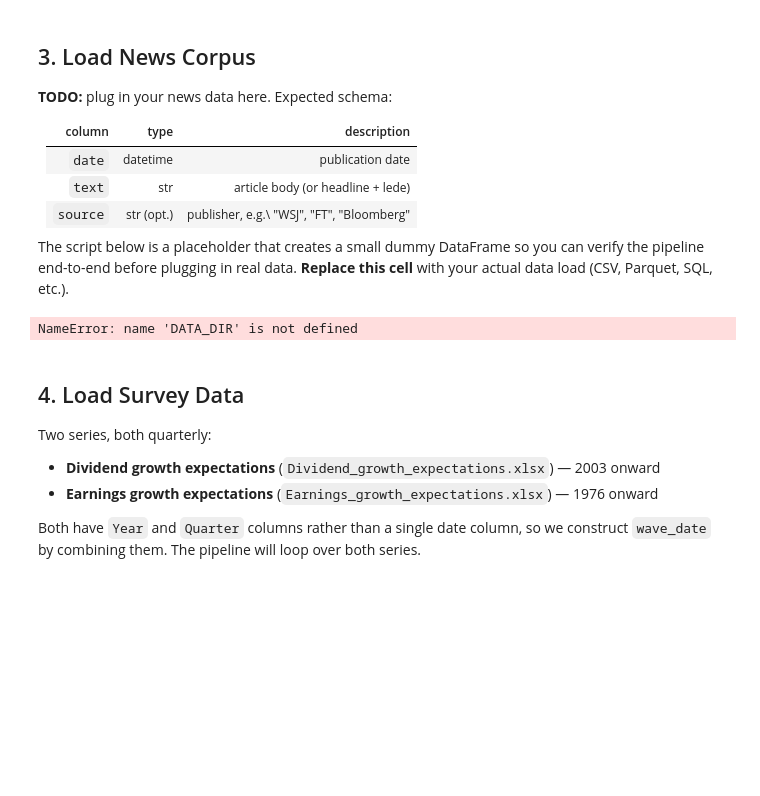
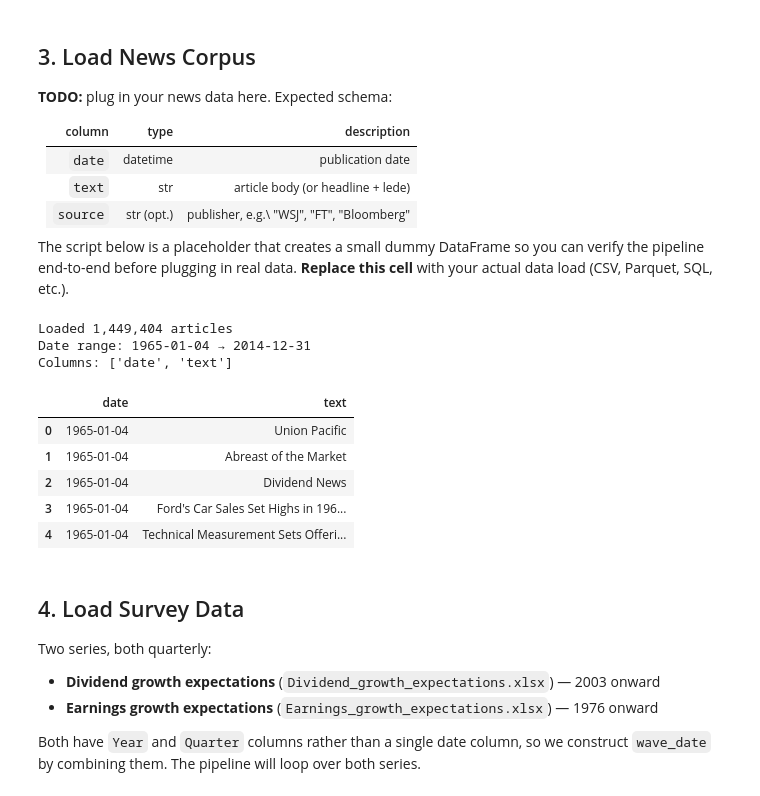
Before and after one commit to aaronH45/News-Predictions, a Jupyter notebook: news_encoder_pipeline.ipynb, the cells around one changed output. Saved outputs shown, nothing was run; the diff lists cells and outputs as text; code cells hidden in the pictures; blank space fills up the shorter version.

```diff
--- a/news_encoder_pipeline.ipynb
+++ b/news_encoder_pipeline.ipynb
@@ -111,40 +97,48 @@ verify the pipeline end-to-end before plugging in real data. **Replace this cell
 with your actual data load (CSV, Parquet, SQL, etc.).
 # %%
 # TODO: set the path to your parquet file
-NEWS_PARQUET = DATA_DIR / "your_news_file.parquet"   # <-- fill in filename
+NEWS_PARQUET = DATA_DIR / "wsj_headlines_1965_2014_zstd.parquet"   # <-- fill in filename
 
 # TODO: set the column names as they appear in your parquet
 NEWS_DATE_COL   = "date"    # column containing article publication date
-NEWS_TEXT_COL   = "text"    # column containing article body / lede
+NEWS_TEXT_COL   = "headline"    # column containing article body / lede
 NEWS_SOURCE_COL = None      # column for publisher, or None if absent
 
 
 def load_news_corpus():
     '''Load news corpus from parquet. Returns DataFrame[date, text].'''
     df = pd.read_parquet(NEWS_PARQUET)
 
     # Rename to standard column names used downstream
     rename = {NEWS_DATE_COL: "date", NEWS_TEXT_COL: "text"}
     if NEWS_SOURCE_COL:
         rename[NEWS_SOURCE_COL] = "source"
     df = df.rename(columns=rename)[list(rename.values())]
 
     # Ensure datetime dtype (parquet usually preserves this, but just in case)
     df["date"] = pd.to_datetime(df["date"])
 
     # Drop rows with missing text or date
     df = df.dropna(subset=["date", "text"]).reset_index(drop=True)
 
     return df.sort_values("date").reset_index(drop=True)
 
 
 news_df = load_news_corpus()
 print(f"Loaded {len(news_df):,} articles")
 print(f"Date range: {news_df['date'].min().date()} → {news_df['date'].max().date()}")
 print(f"Columns: {list(news_df.columns)}")
 news_df.head()
 # %% [output]
-NameError: name 'DATA_DIR' is not defined
+Loaded 1,449,404 articles
+Date range: 1965-01-04 → 2014-12-31
+Columns: ['date', 'text']
+|  | date | text |
+| 0 | 1965-01-04 | Union Pacific |
+| 1 | 1965-01-04 | Abreast of the Market |
+| 2 | 1965-01-04 | Dividend News |
+| 3 | 1965-01-04 | Ford's Car Sales Set Highs in 196... |
+| 4 | 1965-01-04 | Technical Measurement Sets Offeri... |
 # %% [markdown]
 ## 4. Load Survey Data
 
```
Also changed, not shown: parts of 9 cells of this notebook.
